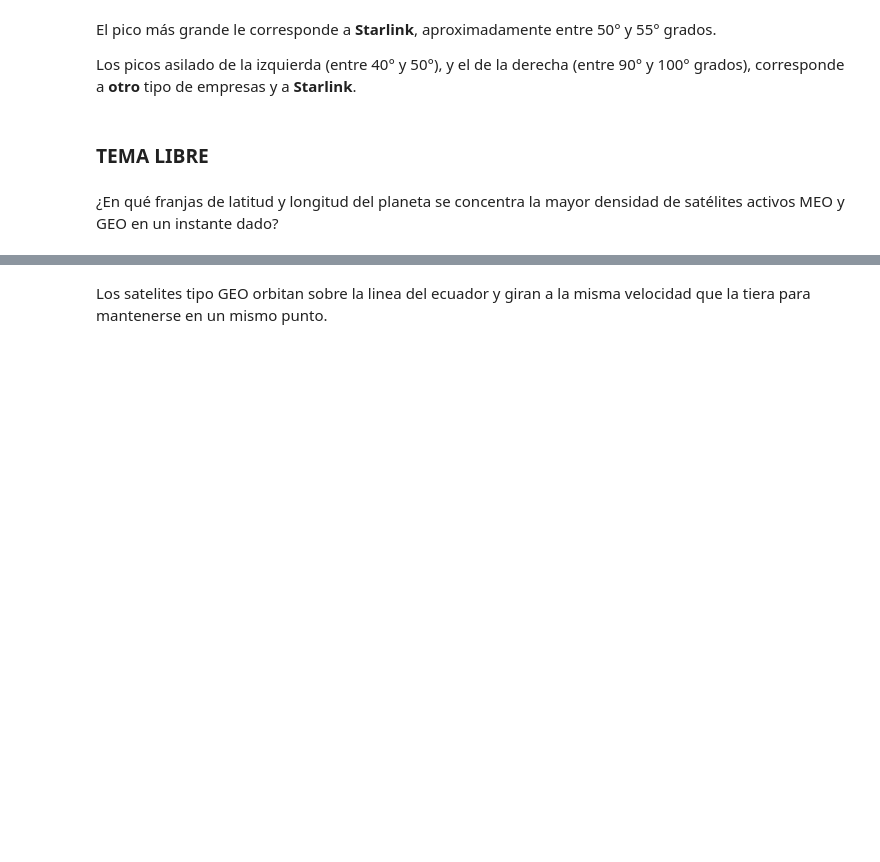
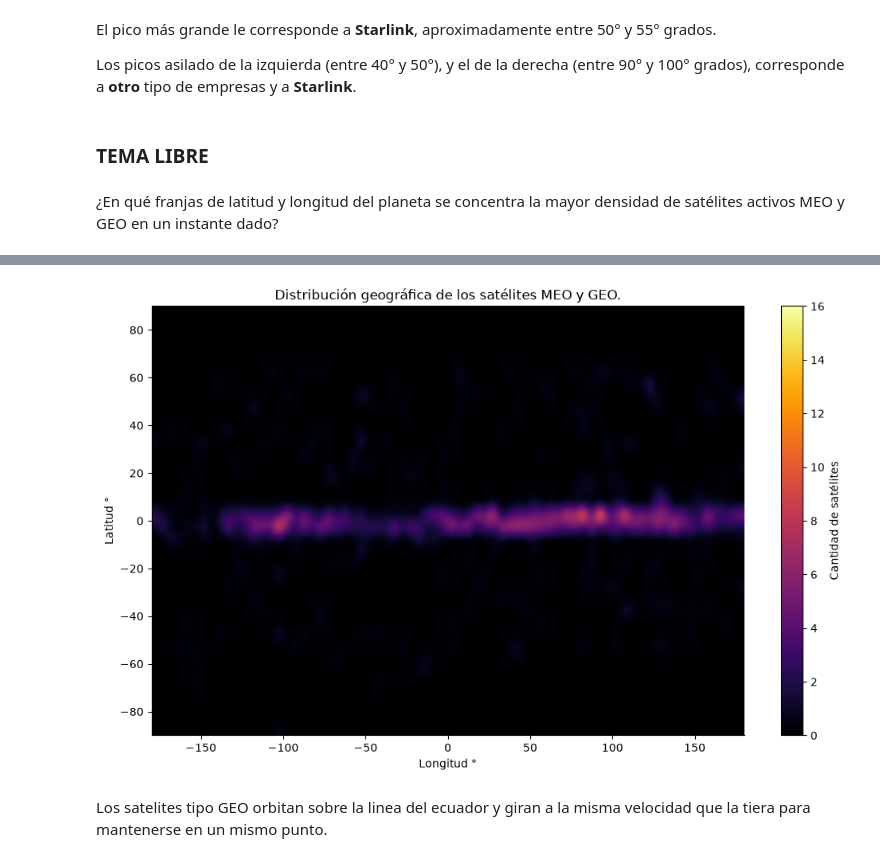
Before and after one commit to MaximoH221/Proyesat, a Jupyter notebook: informe.ipynb, the cells around one changed output, grey strips where cells are left out. Cells and saved outputs as stored; diff of their text form; code cells hidden in the pictures; blank space fills up the shorter version.

```diff
--- a/informe.ipynb
+++ b/informe.ipynb
@@ -413,2 +413,37 @@ mapa_calor_orbitas_altas(orbitando)
+# %%
+import matplotlib.pyplot as plt
+import numpy as np
+
+def mapa_calor_orbitas_altas(satelites):
+
+    """Genera un mapa de calor con la distribución geográfica (longitud y latitud)
+    de los satélites de órbita MEO y GEO."""
+    longitud= []
+    latitud= []
+
+    for x in satelites:
+        if x.tipo_orbita() in ["MEO", "GEO", ]:
+            longitud.append(x.longitud)
+            latitud.append(x.latitud)
+    longitud= np.array(longitud)
+    latitud= np.array(latitud)
+    hist, xedges, yedges = np.histogram2d(longitud, latitud, bins= [72, 36], range=[[-180, 180], [-90, 90]])
+
+    plt.figure(figsize=(12, 7))
+    plt.imshow(hist.T, extent=[xedges[0], xedges[-1], yedges[0], yedges[-1]], origin='lower', cmap="inferno", aspect='auto', interpolation= "bicubic")
+    cbar= plt.colorbar()
+    cbar.set_label("Cantidad de satélites")
+    plt.xlabel("Longitud °")
+    plt.ylabel("Latitud °")
+    plt.title("Distribución geográfica de los satélites MEO y GEO.")
+    ax= plt.gca()
+    ax.spines['top'].set_visible(False)
+    ax.spines['right'].set_visible(False)
+
+    plt.show()
+
+mapa_calor_orbitas_altas(orbitando)
+# %% [output]
+[figure, added]
 # %% [markdown]
 Los satelites tipo GEO orbitan sobre la linea del ecuador y giran a la misma velocidad que la tiera para mantenerse en un mismo punto.
```
Also changed, not shown: parts of 6 cells of this notebook.
